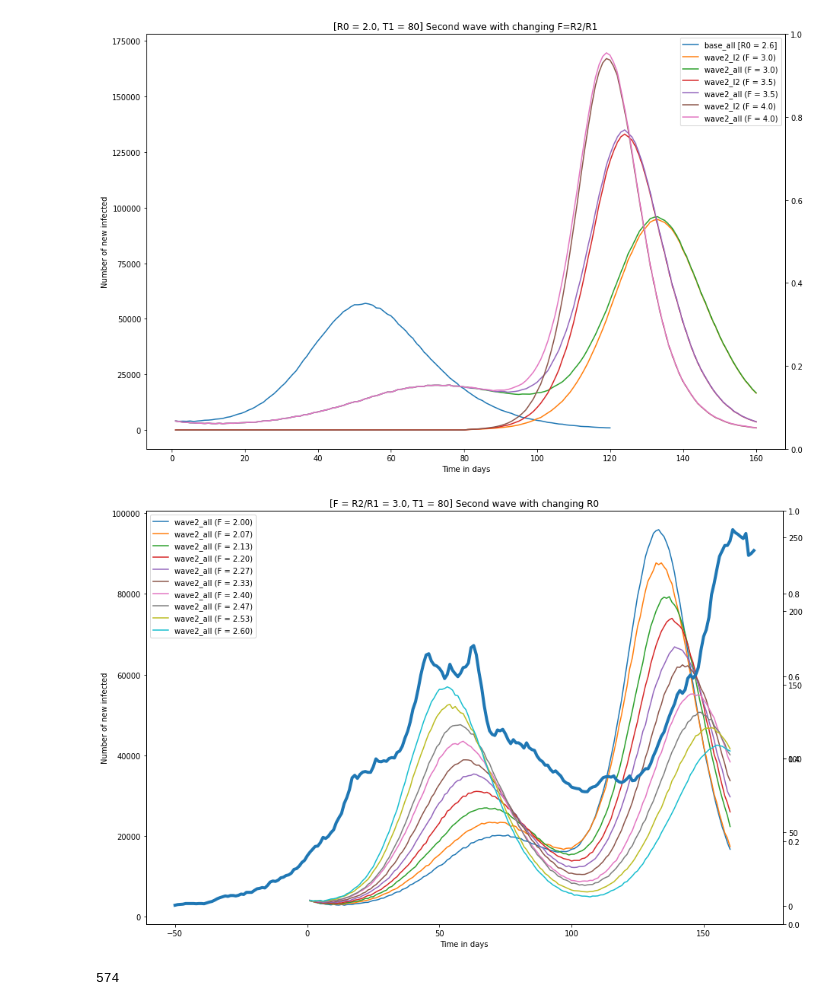
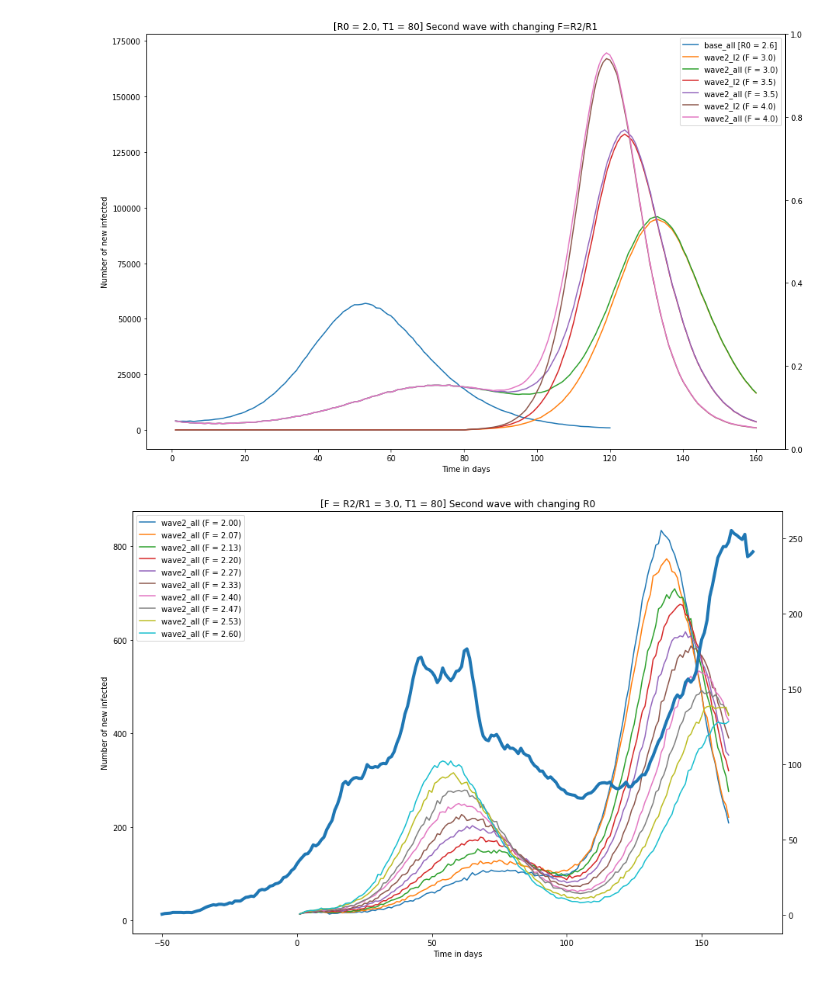
Before and after one commit to kolokcse/covid19-santiago, a Jupyter notebook: code/hun_codes/scripts/plot_sims.ipynb, the cells around one changed output. Saved outputs shown, nothing was run; the diff lists cells and outputs as text; code cells hidden in the pictures.

```diff
--- a/code/hun_codes/scripts/plot_sims.ipynb
+++ b/code/hun_codes/scripts/plot_sims.ipynb
@@ -29,7 +31,7 @@ def get_inf_curve(filename, death = None, K= 8):
     I = np.sum(I, axis=2)
     I2 = np.sum(I2, axis=2)
     if type(death) != None:
-        return np.sum(I*death, axis=1), Is.sum(axis=1), Is2.sum(axis=1)
+        return np.sum(I*death, axis=1)+np.sum(I2*death, axis=1), Is.sum(axis=1), Is2.sum(axis=1)
     else:
         return Is.sum(axis=1), Is2.sum(axis=1)
 
@@ -135,7 +137,7 @@ axs = [axs[i,j] for i in range(N) for j in range(M)]
 lns = []
 x = np.array(list(range(180)))
 for i,R0,ax in zip(range(20)[20-N*M:], np.linspace(1.0, 2.0, 20)[20-N*M:], axs):
-    death, Is = get_inf_curve(f"../../output/R0_K2/{i}.txt", death = (death_ratio**1)*10)
+    death, Is, _ = get_inf_curve(f"../../output/R0_K2/{i}.txt", death = (death_ratio**1)*10)
     ax.plot(x[:len(death)], death, label=f"R0={R0:.2f}")
 
     shift, l2 = fit(death_orig, death)
@@ -354,32 +356,25 @@ plt.show()
 # %%
 fig, axs = plt.subplots(1,1,figsize=(15,10))
 ax = axs
-ax2 = ax.twinx()
-death, Is, Is2 = get_inf_curve(f"../../output/second_wave/base", death = death_ratio*10)
-x = np.array(list(range(1, len(death)+1)))
-#ax.plot(x, Is+Is2, label=f"base_all")
 
 measure = "second_wave/second_T1:80_F:3.0"
 for i,F in enumerate(np.linspace(2.0, 2.6, 10)):
 
     death, Is, Is2 = get_inf_curve(f"../../output/{measure}/{i}.txt", death = death_ratio*10)
     x = np.array(list(range(1, len(death)+1)))
     #ax.plot(x, Is2, label=f"wave2_I2 (F = {F:.2f})")
-    ax.plot(x, Is+Is2, label=f"wave2_all (F = {F:.2f})")
+    #ax.plot(x, Is+Is2, label=f"wave2_all (F = {F:.2f})")
+    ax.plot(x, death, label=f"wave2_all (F = {F:.2f})")
 
 x = np.array(range(-50, 220-50))
 ax2 = ax.twinx()
 death_orig = np.array(all_death[181:181+220]["Hétnapos mozgóátlag"])
 lns1 = ax2.plot(x, death_orig[:len(x)], label="Deaths", linewidth=4)
 
 ax.legend()
 ax.set_xlabel("Time in days")
 ax.set_ylabel("Number of new infected")
 ax.set_title("[F = R2/R1 = 3.0, T1 = 80] Second wave with changing R0")
 plt.show()
 # %% [output]
-[figure, old version]
+[figure, new version]
-# %%
-len(all_death[181:])
-# %% [output]
-574
```
Also changed, not shown: parts of 19 cells of this notebook, 4 other files.
